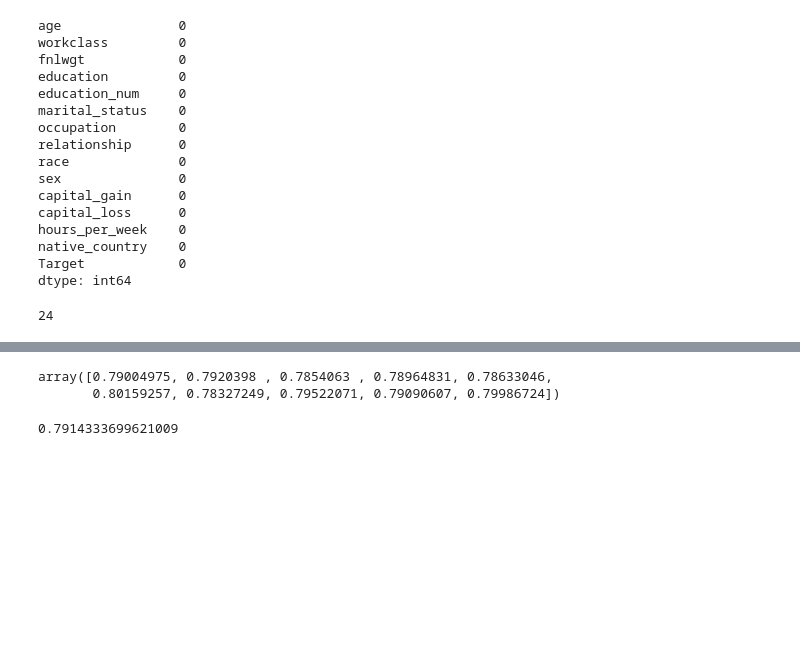
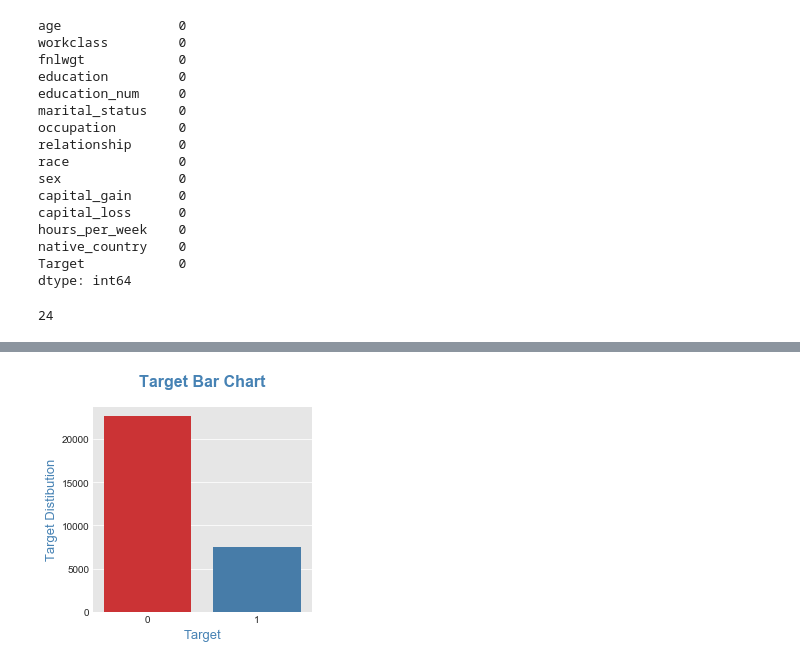
Before and after one commit to nagendra405/ML, a Jupyter notebook: Adult_Logistic_Regression/logistic_regression.ipynb, the cells around one changed output, grey strips where cells are left out. Cells and saved outputs as stored; diff of their text form; code cells hidden in the pictures; blank space fills up the shorter version.

```diff
--- a/Adult_Logistic_Regression/logistic_regression.ipynb
+++ b/Adult_Logistic_Regression/logistic_regression.ipynb
@@ -12,3 +15,4 @@ from sklearn.model_selection import cross_val_score
 %matplotlib inline
 warnings.filterwarnings('ignore')
 sns.set_style("darkgrid", {"axes.facecolor": ".9"})
+rcParams['axes.titlepad'] = 20
@@ -52,11 +112,3 @@ dtype: int64
 df.duplicated().sum()
 # %% [output]
 24
-# %%
-df[df.select_dtypes(include=['object']).columns] = df[df.select_dtypes(include=['object']).columns].apply(lambda x: x.str.strip())
-df.drop_duplicates(inplace=True)
-df['Target'].replace(to_replace='<=50K',value='0',inplace=True)
-df['Target'].replace(to_replace='>50K',value='1',inplace=True)
-df['Target'] = df['Target'].astype(int)
-df.replace(to_replace='?',value=np.NaN,inplace=True)
-df.dropna(inplace=True)
@@ -285,9 +114,0 @@ accuracies = cross_val_score(model,X_train,y_train,cv=10)
-# %%
-accuracies
-# %% [output]
-array([0.79004975, 0.7920398 , 0.7854063 , 0.78964831, 0.78633046,
-       0.80159257, 0.78327249, 0.79522071, 0.79090607, 0.79986724])
-# %%
-accuracies.mean()
-# %% [output]
-0.7914333699621009
@@ -293,0 +117,11 @@ accuracies.mean()
+# %%
+df['Country_US']=df['native_country'].apply(lambda x : "US" if x=='United_States' else "Non-US")
+# %%
+fig, ax = plt.subplots(figsize=(4,4))
+ax = sns.countplot(x="Target", data=df,palette='Set1')
+plt.title('Target Bar Chart',fontsize=16,fontweight='bold',color='steelblue')
+plt.xlabel('Target',fontsize=13,color='steelblue')
+plt.ylabel('Target Distibution',fontsize=13,color='steelblue')
+plt.tight_layout()
+# %% [output]
+[figure, added]
```
Also changed, not shown: parts of 86 cells of this notebook.
